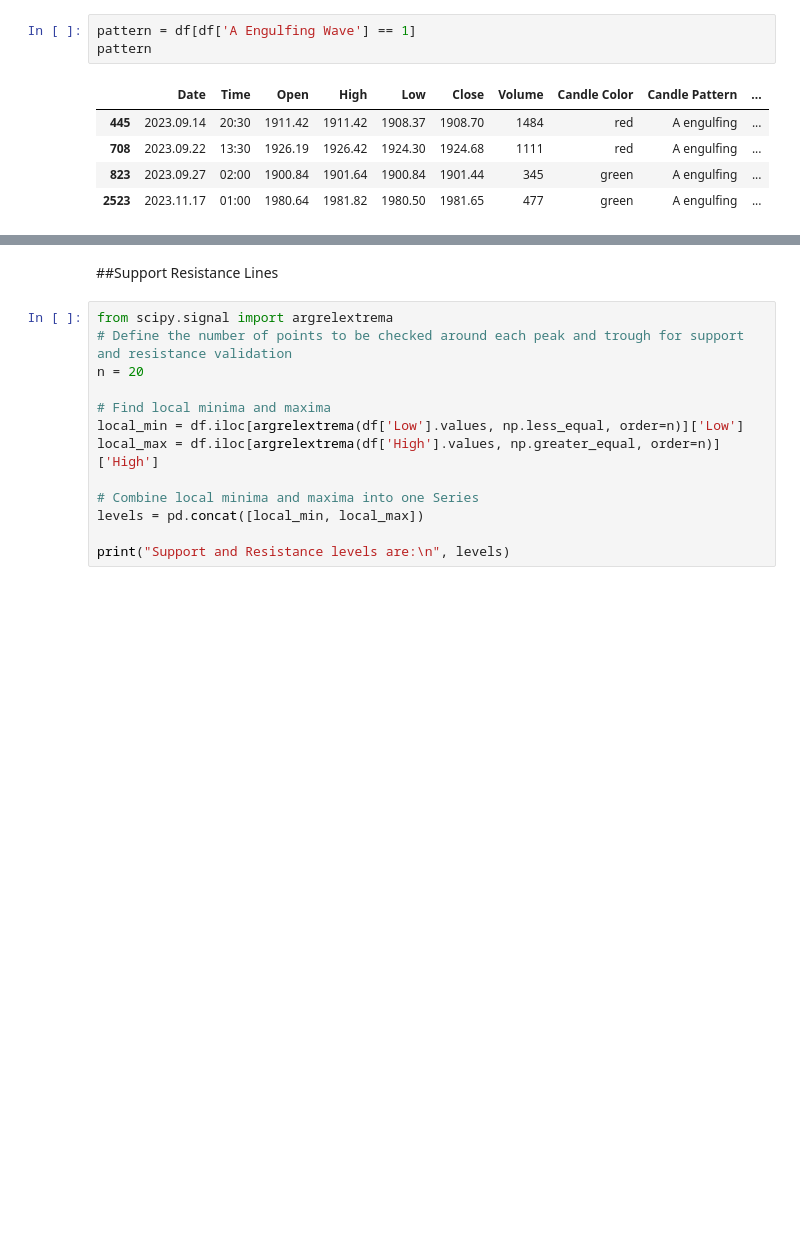
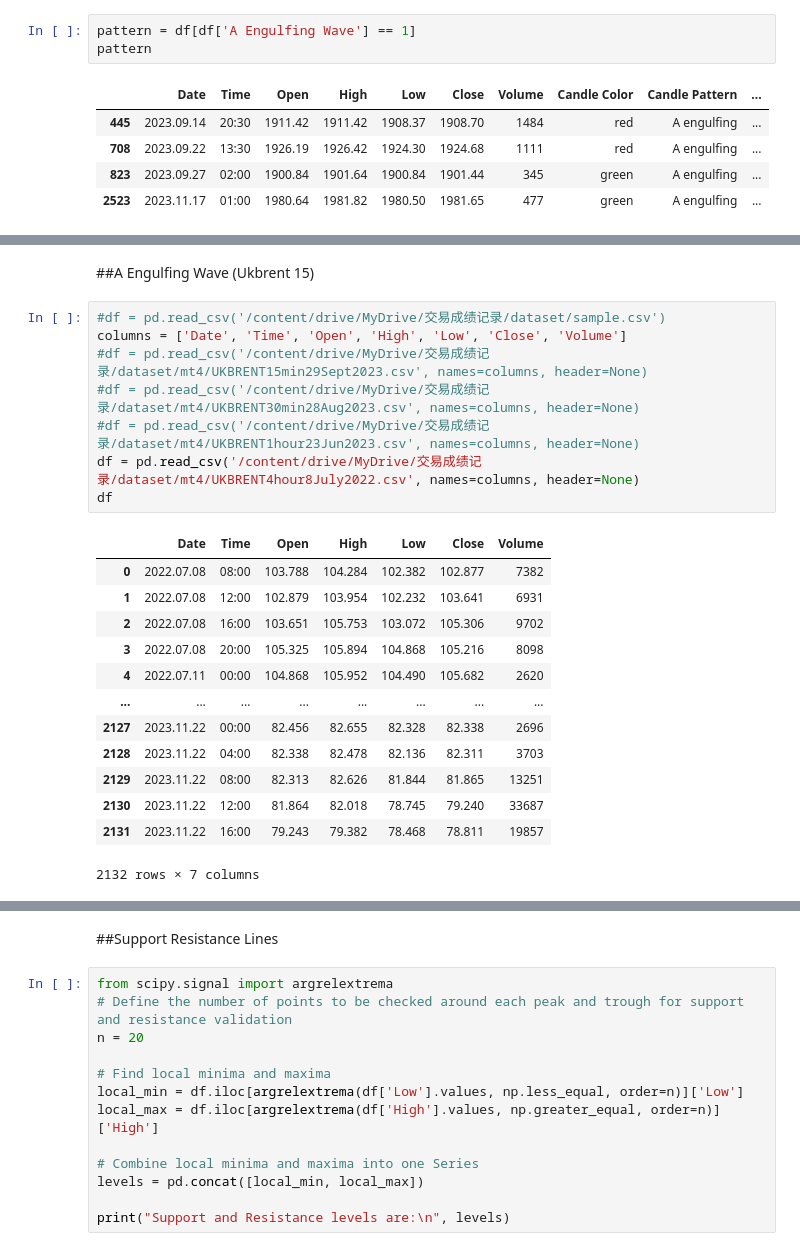
Before and after one commit to sncy/TradingStrategies, a Jupyter notebook: Trading_Pattern_Statistics.ipynb, the cells around one changed output, grey strips where cells are left out. Cells and saved outputs as stored; diff of their text form; blank space fills up the shorter version.

```diff
--- a/Trading_Pattern_Statistics.ipynb
+++ b/Trading_Pattern_Statistics.ipynb
@@ -472,3 +475,27 @@ Number of winning trades: 2
 Number of losing trades: 2
 Number of cases where both levels are hit: 0
 Winning rate: 50.00%
+# %% [markdown]
+##A Engulfing Wave (Ukbrent 15)
+# %%
+#df = pd.read_csv('/content/drive/MyDrive/交易成绩记录/dataset/sample.csv')
+columns = ['Date', 'Time', 'Open', 'High', 'Low', 'Close', 'Volume']
+#df = pd.read_csv('/content/drive/MyDrive/交易成绩记录/dataset/mt4/UKBRENT15min29Sept2023.csv', names=columns, header=None)
+#df = pd.read_csv('/content/drive/MyDrive/交易成绩记录/dataset/mt4/UKBRENT30min28Aug2023.csv', names=columns, header=None)
+#df = pd.read_csv('/content/drive/MyDrive/交易成绩记录/dataset/mt4/UKBRENT1hour23Jun2023.csv', names=columns, header=None)
+df = pd.read_csv('/content/drive/MyDrive/交易成绩记录/dataset/mt4/UKBRENT4hour8July2022.csv', names=columns, header=None)
+df
+# %% [output]
+|  | Date | Time | Open | High | Low | Close | Volume |
+| 0 | 2022.07.08 | 08:00 | 103.788 | 104.284 | 102.382 | 102.877 | 7382 |
+| 1 | 2022.07.08 | 12:00 | 102.879 | 103.954 | 102.232 | 103.641 | 6931 |
+| 2 | 2022.07.08 | 16:00 | 103.651 | 105.753 | 103.072 | 105.306 | 9702 |
+| 3 | 2022.07.08 | 20:00 | 105.325 | 105.894 | 104.868 | 105.216 | 8098 |
+| 4 | 2022.07.11 | 00:00 | 104.868 | 105.952 | 104.490 | 105.682 | 2620 |
+| ... | ... | ... | ... | ... | ... | ... | ... |
+| 2127 | 2023.11.22 | 00:00 | 82.456 | 82.655 | 82.328 | 82.338 | 2696 |
+| 2128 | 2023.11.22 | 04:00 | 82.338 | 82.478 | 82.136 | 82.311 | 3703 |
+| 2129 | 2023.11.22 | 08:00 | 82.313 | 82.626 | 81.844 | 81.865 | 13251 |
+| 2130 | 2023.11.22 | 12:00 | 81.864 | 82.018 | 78.745 | 79.240 | 33687 |
+| 2131 | 2023.11.22 | 16:00 | 79.243 | 79.382 | 78.468 | 78.811 | 19857 |
+2132 rows × 7 columns
```
Also changed, not shown: parts of 16 cells of this notebook.
